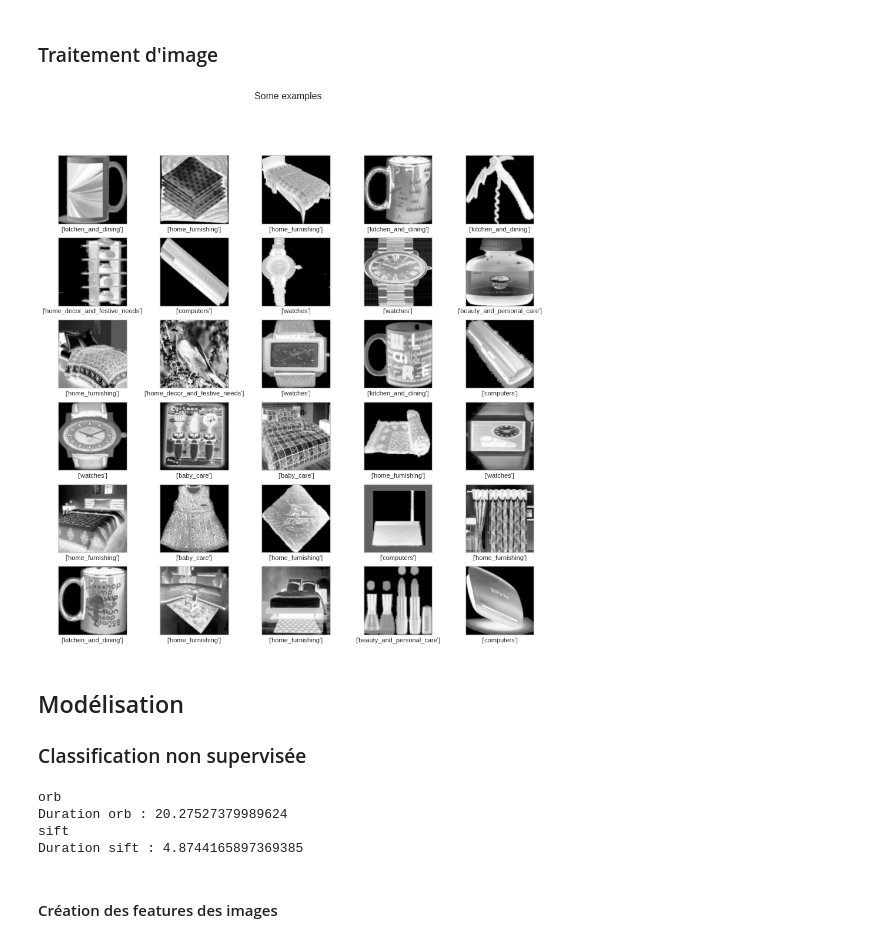
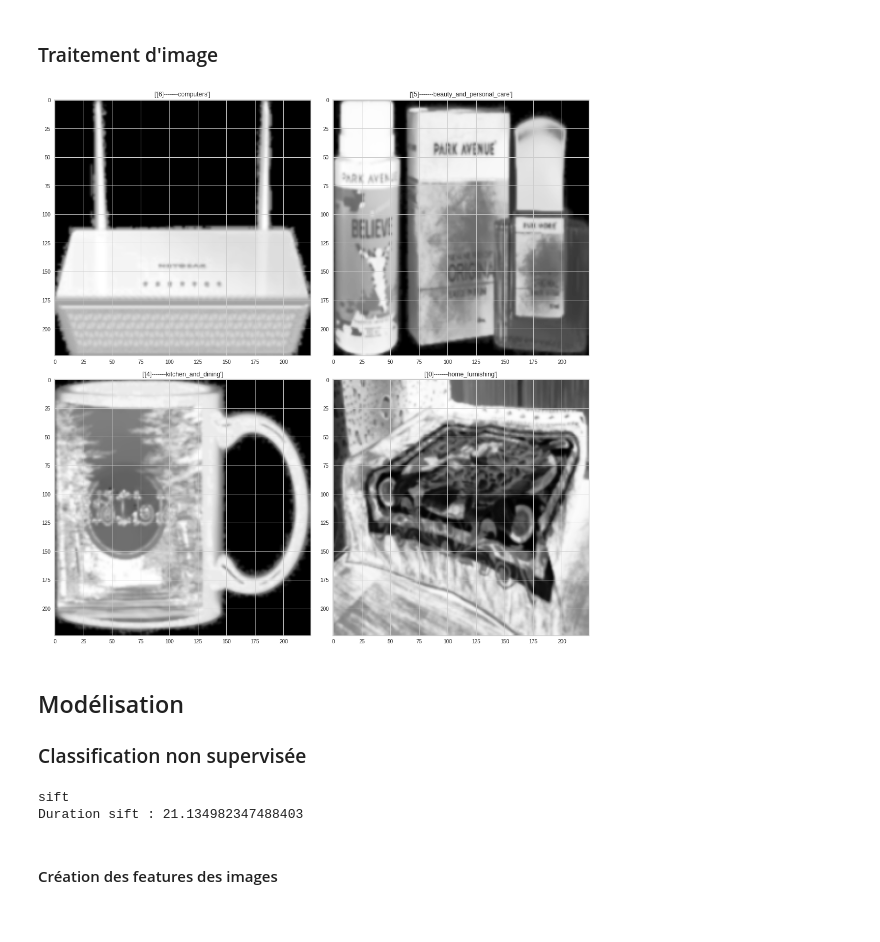
Before and after one commit to yonssJ/Data-Science-Course, a Jupyter notebook: P6/P6_02_notebook_Image.ipynb, the cells around one changed output. Cells and saved outputs as stored; diff of their text form; code cells hidden in the pictures.

```diff
--- a/P6/P6_02_notebook_Image.ipynb
+++ b/P6/P6_02_notebook_Image.ipynb
@@ -85,8 +71,9 @@ dir_data = Path('../../DATA/P6')
 dir_fig  = Path('../../FIGURE/P6')
 work_dir=os.getcwd()
 CHECK_FOLDER  = Path('../../DATA/P6/Flipkart')
-CHECK_FOLDER_CNN = Path('../../DATA/P6/DATA_KAGGLE/Flipkart')
 img_path = Path(str(CHECK_FOLDER) + str('/Images/'))
 desc_data=str(dir_data)+'/df_clean.csv'
+
+data_merged=pd.read_csv(desc_data)
 # %% [markdown]
 ### Traitement d'image
@@ -114,9 +86,8 @@ labels = []
 categ=[]
 IMAGE_SIZE=(224,224)
 
-# Initiate SIFT / ORB detector
+# Initiate SIFT
 sift= cv2.SIFT_create()
-orb = cv2.ORB_create()
 
 # Boucle sur les images
 for image in data_merged['image']:
@@ -138,16 +109,13 @@ for image in data_merged['image']:
     # filtre gausien
     img = cv2.GaussianBlur(img, (5, 5), 1)
 
-    # find the keypoints and descriptors with ORB
-    Keypoint_orb , Descripteur_orb = orb.detectAndCompute(img,None)
-    orb_description.append(Descripteur_orb)
-
+    # find the keypoints and descriptors with sift
     Keypoint_sift , Descripteur_sift = sift.detectAndCompute(img,None)
     sift_description.append(Descripteur_sift)
 
     indx=data_merged[(data_merged['image'] == image)].index.values
-    lab = data_merged['lab_category'][indx]
-    Cat = data_merged['Category_0'][indx]
+    lab = data_merged['L_Categories_text'][indx]
+    Cat = data_merged['Categories_text'][indx]
 
     # Append the image
     imgs.append(img)
@@ -158,50 +126,41 @@ imgs = np.array(imgs, dtype = 'float32')
 labels = np.array(labels, dtype = 'int32')
 categ  = np.array(categ)
 
-orb_description_by_img = np.asarray(orb_description)
-orb_description_all        = np.concatenate(orb_description_by_img, axis=0)
-orb_description_pd     = pd.DataFrame(orb_description_all)
-
 sift_description_by_img = np.asarray(sift_description)
 sift_description_all    = np.concatenate(sift_description_by_img, axis=0)
 sift_description_pd     = pd.DataFrame(sift_description_all)
-# %%
-def display_examples(images, labels):
-    """
-        Display 25 images from the images array with its corresponding labels
-    """
-
-    fig = plt.figure(figsize=(15,15))
-    fig.suptitle("Some examples", fontsize=16)
-    for i in range(30):
-        plt.subplot(6,5,i+1)
-        plt.xticks([])
-        plt.yticks([])
-        plt.grid(False)
-        plt.imshow(images[i], cmap=plt.cm.binary)
-        plt.xlabel(labels[i])
-    plt.show()
-
-
-display_examples(imgs, categ)
-# %% [output]
-[figure, removed]
+# %%
+
+fig,ax=plt.subplots(2,2)
+fig.set_size_inches(15,15)
+for i in range(2):
+    for j in range (2):
+        l=rn.randint(0,len(labels))
+        ax[i,j].imshow(imgs[l])
+        ax[i,j].set_title(str(labels[l])+'-------'+categ[l])
+
+plt.tight_layout()
+
+
+plt.savefig('exemple_image.jpeg',format='jpeg',dpi=100,bbox_inches='tight')
+
+!cp "exemple_image.jpeg" /home/yonss/AndroidStudioProjects/P6_Presentation/Images
+!mv "exemple_image.jpeg"  /home/yonss/Data_Scientist/FIGURE/P6
+# %% [output]
+[figure, added]
 # %% [markdown]
 ## Modélisation
 
 ### Classification non supervisée
 # %%
 Idetector= {
-     'orb':  'kmeans_orb',
      "sift": 'kmeans_sift'
     }
 Duration_detector={
-     'orb':  'duration_orb',
      "sift": 'duration_sift'
     }
 
 Data_detector={
-     'orb':  orb_description_all,
      "sift": sift_description_all
     }
 for k in  Idetector:
@@ -215,10 +174,8 @@ for k in  Idetector:
 
     print('Duration',k,':',Duration_detector[k])
 # %% [output]
-orb
-Duration orb : 20.27527379989624
 sift
-Duration sift : 4.8744165897369385
+Duration sift : 21.134982347488403
 # %% [markdown]
 #### Création des features des images
 # %%
```
Also changed, not shown: parts of 50 cells of this notebook, 5 other files.
